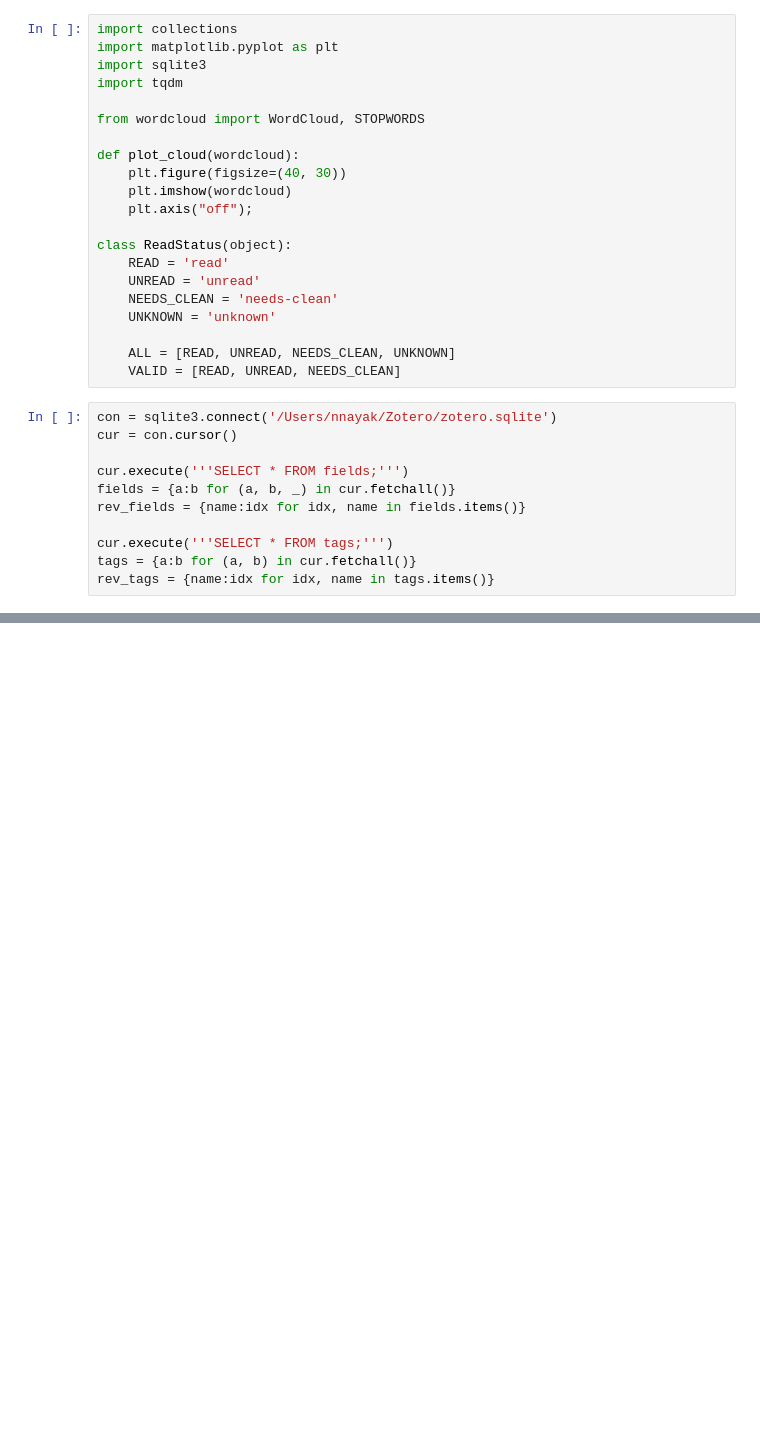
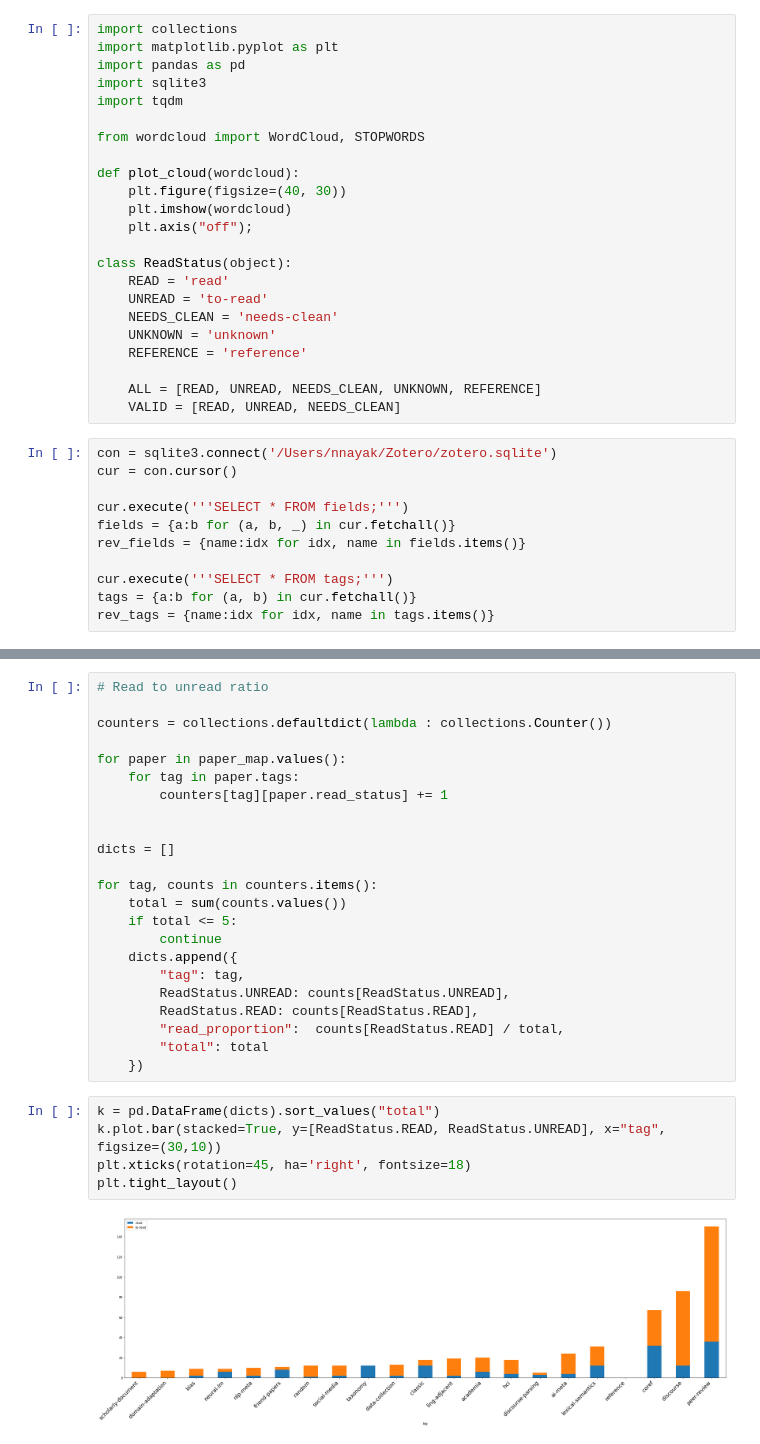
Before and after one commit to nnkennard/zotero-analysis, a Jupyter notebook: Zotero analysis.ipynb, the cells around one changed output, grey strips where cells are left out. Drawn from its saved outputs; the diff is of its cells as text; blank space fills up the shorter version.

Commit message:
cleanup

```diff
--- a/Zotero analysis.ipynb
+++ b/Zotero analysis.ipynb
@@ -1,6 +1,7 @@
 # %%
 import collections
 import matplotlib.pyplot as plt
+import pandas as pd
 import sqlite3
 import tqdm
 
@@ -13,11 +14,12 @@ def plot_cloud(wordcloud):
 
 class ReadStatus(object):
     READ = 'read'
-    UNREAD = 'unread'
+    UNREAD = 'to-read'
     NEEDS_CLEAN = 'needs-clean'
     UNKNOWN = 'unknown'
+    REFERENCE = 'reference'
 
-    ALL = [READ, UNREAD, NEEDS_CLEAN, UNKNOWN]
+    ALL = [READ, UNREAD, NEEDS_CLEAN, UNKNOWN, REFERENCE]
     VALID = [READ, UNREAD, NEEDS_CLEAN]
 # %%
 con = sqlite3.connect('/Users/nnayak/Zotero/zotero.sqlite')
@@ -121,0 +152,30 @@ for month in tqdm.tqdm(list(sorted(papers_by_month.keys()))):
+# %%
+# Read to unread ratio
+
+counters = collections.defaultdict(lambda : collections.Counter())
+
+for paper in paper_map.values():
+    for tag in paper.tags:
+        counters[tag][paper.read_status] += 1
+
+
+dicts = []
+
+for tag, counts in counters.items():
+    total = sum(counts.values())
+    if total <= 5:
+        continue
+    dicts.append({
+        "tag": tag,
+        ReadStatus.UNREAD: counts[ReadStatus.UNREAD],
+        ReadStatus.READ: counts[ReadStatus.READ],
+        "read_proportion":  counts[ReadStatus.READ] / total,
+        "total": total
+    })
+# %%
+k = pd.DataFrame(dicts).sort_values("total")
+k.plot.bar(stacked=True, y=[ReadStatus.READ, ReadStatus.UNREAD], x="tag", figsize=(30,10))
+plt.xticks(rotation=45, ha='right', fontsize=18)
+plt.tight_layout()
+# %% [output]
+[figure, added]
```
Also changed, not shown: parts of 9 cells of this notebook, 22 other files.
